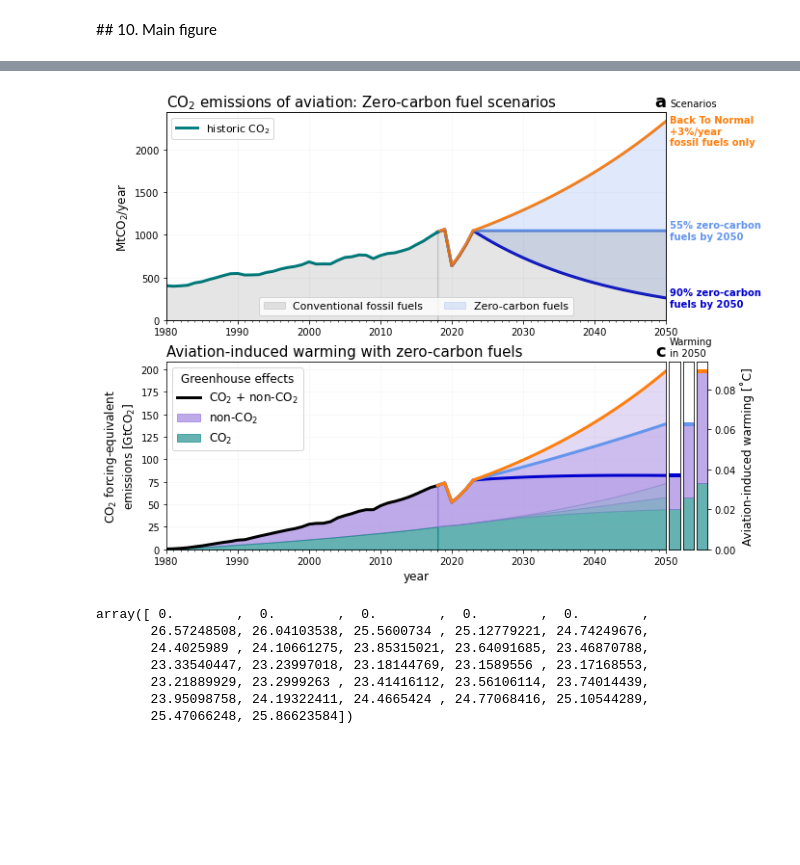
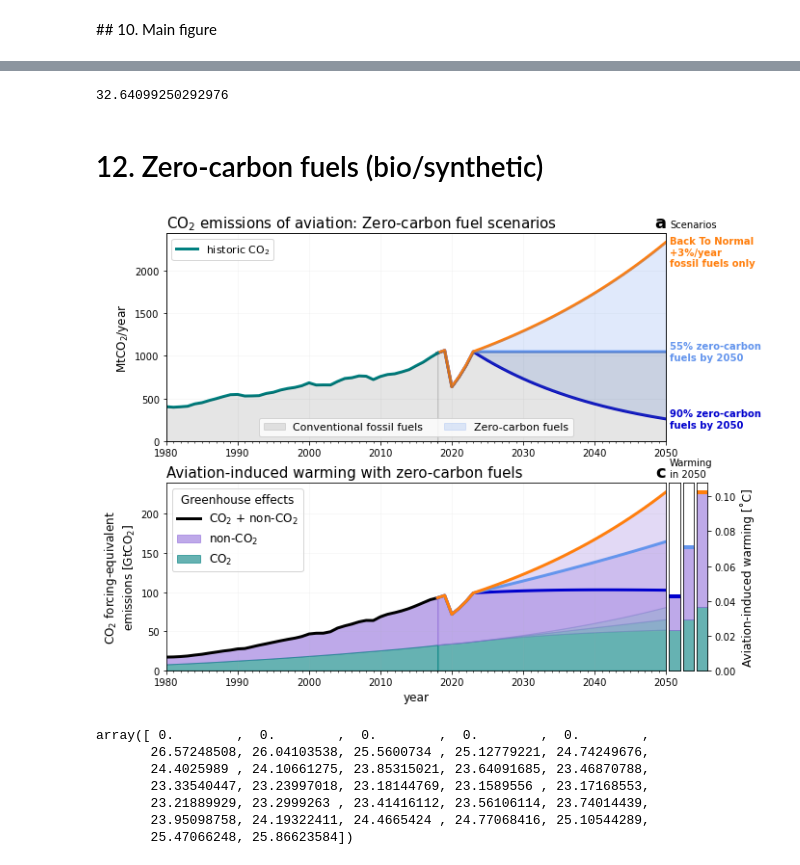
Before and after one commit to milankl/FlyingClimate, a Jupyter notebook: scripts/aviation_warming.ipynb, the cells around one changed output, grey strips where cells are left out. Cells and saved outputs as stored; diff of their text form; code cells hidden in the pictures; blank space fills up the shorter version.

```diff
--- a/scripts/aviation_warming.ipynb
+++ b/scripts/aviation_warming.ipynb
@@ -708,0 +739,6 @@ plt.tight_layout()
+# %%
+cumco2 = np.sum(co2_1940)/1000    # convert to GtCO2
+cumco2_scenario1 = np.sum(co2_1940[:-1])/1000+np.cumsum(co2_scenario1)/1000
+cumco2_scenario2 = np.sum(co2_1940[:-1])/1000+np.cumsum(co2_scenario2)/1000
+cumco2_scenario3 = np.sum(co2_1940[:-1])/1000+np.cumsum(co2_scenario3)/1000
+cumco2_scenario4 = np.sum(co2_1940[:-1])/1000+np.cumsum(co2_scenario4)/1000
@@ -709,3 +892,9 @@ plt.tight_layout()
+# %%
+cumco2
+# %% [output]
+32.64099250292976
+# %% [markdown]
+# 12. Zero-carbon fuels (bio/synthetic)
 # %%
 ## 12. Biofuel scenario
 biofuel_p1 = 0   # 0% annually from 2024
@@ -783,19 +972,21 @@ nonco2rf_scenario5 = nonco2rf_scenario5B + nonco2rf_scenario5C*np.sqrt(m5)
 nonco2rf_scenario6 = nonco2rf_scenario6B + nonco2rf_scenario6C*np.sqrt(m6)
 
 # forcing equivalent emissions for biofuels
-nonco2_cumemiss_scenario5 = (1-r)*(H/AGWP100)*(nonco2rf_scenario5 - nonCO2_rf[0]) +\
-                            (r/AGWP100)*nonco2rf_scenario5*(years_future-years[0])
+nonCO2_rf0 = 0 #nonCO2_rf[0]
+years0 = 1940
+nonco2_cumemiss_scenario5 = (1-r)*(H/AGWP100)*(nonco2rf_scenario5 - nonCO2_rf0) +\
+                            (r/AGWP100)*nonco2rf_scenario5*(years_future-years0)
 
-nonco2_cumemiss_scenario6 = (1-r)*(H/AGWP100)*(nonco2rf_scenario6 - nonCO2_rf[0]) +\
-                            (r/AGWP100)*nonco2rf_scenario6*(years_future-years[0])
+nonco2_cumemiss_scenario6 = (1-r)*(H/AGWP100)*(nonco2rf_scenario6 - nonCO2_rf0) +\
+                            (r/AGWP100)*nonco2rf_scenario6*(years_future-years0)
 
 # equivalent warming CO2+NON-CO2
 warming_scenario5 = TCRE*(nonco2_cumemiss_scenario5+np.sum(co2[:-1])/1000+np.cumsum(co2_scenario5)/1000)
 warming_scenario6 = TCRE*(nonco2_cumemiss_scenario6+np.sum(co2[:-1])/1000+np.cumsum(co2_scenario6)/1000)
 
 # CO2 only warming
-co2warm_scenario5 = TCRE*(np.sum(co2[:-1])/1000+np.cumsum(co2_scenario5)/1000)
-co2warm_scenario6 = TCRE*(np.sum(co2[:-1])/1000+np.cumsum(co2_scenario6)/1000)
+co2warm_scenario5 = TCRE*(np.sum(co2_1940[:-1])/1000+np.cumsum(co2_scenario5)/1000)
+co2warm_scenario6 = TCRE*(np.sum(co2_1940[:-1])/1000+np.cumsum(co2_scenario6)/1000)
 # %%
 fig = plt.figure(figsize=(8,6))
 
@@ -844,18 +1035,18 @@ h3 = lambda y: 1-np.cbrt(1-y)
 h4 = lambda y: 1-np.sqrt(np.sqrt(1-y))  # four-level superimposed alpha
 
 # cumulative
-ax3.fill_between(years,nonCO2_cumemissions+np.cumsum(co2)/1000,np.cumsum(co2)/1000,alpha=alfa,color="mediumpurple",label="non-CO$_2$")
-ax3.fill_between(years,np.cumsum(co2)/1000,alpha=alfa,color="teal",label=r"CO$_2$")
-ax3.plot(years,nonCO2_cumemissions+np.cumsum(co2)/1000,"k",lw=3,label=r"CO$_2$ + non-CO$_2$")
+ax3.fill_between(years,nonCO2_cumemissions+cumco2_1940,cumco2_1940,alpha=alfa,color="mediumpurple",label="non-CO$_2$")
+ax3.fill_between(years,cumco2_1940,alpha=alfa,color="teal",label=r"CO$_2$")
+ax3.plot(years,nonCO2_cumemissions+cumco2_1940,"k",lw=3,label=r"CO$_2$ + non-CO$_2$")
 
 # cumulative future
 # CO2
 # ax3.fill_between(years_future,np.ones_like(years_future)*np.sum(co2)/1000,alpha=h4(alfa),color="teal")
-ax3.fill_between(years_future,np.sum(co2[:-1])/1000+np.cumsum(co2_scenario6)/1000,
+ax3.fill_between(years_future,np.sum(co2_1940[:-1])/1000+np.cumsum(co2_scenario6)/1000,
                  alpha=h3(alfa),color="teal")
-ax3.fill_between(years_future,np.sum(co2[:-1])/1000+np.cumsum(co2_scenario5)/1000,
+ax3.fill_between(years_future,np.sum(co2_1940[:-1])/1000+np.cumsum(co2_scenario5)/1000,
                  alpha=h3(alfa),color="teal")
-ax3.fill_between(years_future,np.sum(co2[:-1])/1000+np.cumsum(co2_scenario3)/1000,
+ax3.fill_between(years_future,np.sum(co2_1940[:-1])/1000+np.cumsum(co2_scenario3)/1000,
                  alpha=h3(alfa),color="teal")
 
 # ax3.plot(years_future,np.sum(co2[:-1])/1000+np.cumsum(co2_scenario6)/1000,"mediumblue")
@@ -863,21 +1054,21 @@ ax3.fill_between(years_future,np.sum(co2[:-1])/1000+np.cumsum(co2_scenario3)/100
 # ax3.plot(years_future,np.sum(co2[:-1])/1000+np.cumsum(co2_scenario3)/1000,"C1")
 
 # NON-CO2
-ax3.plot(years_future,nonco2_cumemiss_scenario3+np.sum(co2[:-1])/1000+np.cumsum(co2_scenario3)/1000,
+ax3.plot(years_future,nonco2_cumemiss_scenario3+np.sum(co2_1940[:-1])/1000+np.cumsum(co2_scenario3)/1000,
          "C1",lw=3,zorder=10)
-ax3.plot(years_future,nonco2_cumemiss_scenario5+np.sum(co2[:-1])/1000+np.cumsum(co2_scenario5)/1000,
+ax3.plot(years_future,nonco2_cumemiss_scenario5+np.sum(co2_1940[:-1])/1000+np.cumsum(co2_scenario5)/1000,
          "cornflowerblue",lw=3,zorder=9)
-ax3.plot(years_future,nonco2_cumemiss_scenario6+np.sum(co2[:-1])/1000+np.cumsum(co2_scenario6)/1000,
+ax3.plot(years_future,nonco2_cumemiss_scenario6+np.sum(co2_1940[:-1])/1000+np.cumsum(co2_scenario6)/1000,
          "mediumblue",lw=3,zorder=8)
 
-ax3.fill_between(years_future,nonco2_cumemiss_scenario5+np.sum(co2[:-1])/1000+np.cumsum(co2_scenario5)/1000,
-                 np.sum(co2[:-1])/1000+np.cumsum(co2_scenario5)/1000,
+ax3.fill_between(years_future,nonco2_cumemiss_scenario5+np.sum(co2_1940[:-1])/1000+np.cumsum(co2_scenario5)/1000,
+                 np.sum(co2_1940[:-1])/1000+np.cumsum(co2_scenario5)/1000,
                  alpha=h3(alfa),color="mediumpurple")
-ax3.fill_between(years_future,nonco2_cumemiss_scenario6+np.sum(co2[:-1])/1000+np.cumsum(co2_scenario6)/1000,
-                 np.sum(co2[:-1])/1000+np.cumsum(co2_scenario6)/1000,
+ax3.fill_between(years_future,nonco2_cumemiss_scenario6+np.sum(co2_1940[:-1])/1000+np.cumsum(co2_scenario6)/1000,
+                 np.sum(co2_1940[:-1])/1000+np.cumsum(co2_scenario6)/1000,
                  alpha=h3(alfa),color="mediumpurple")
-ax3.fill_between(years_future,nonco2_cumemiss_scenario3+np.sum(co2[:-1])/1000+np.cumsum(co2_scenario3)/1000,
-                 np.sum(co2[:-1])/1000+np.cumsum(co2_scenario3)/1000,
+ax3.fill_between(years_future,nonco2_cumemiss_scenario3+np.sum(co2_1940[:-1])/1000+np.cumsum(co2_scenario3)/1000,
+                 np.sum(co2_1940[:-1])/1000+np.cumsum(co2_scenario3)/1000,
                  alpha=h3(alfa),color="mediumpurple")
 
 # SCENARIO COMPARISON 2050
@@ -895,35 +1086,35 @@ ax_s3.fill_between([0,1],np.ones(2)*warming_scenario3[-1],np.ones(2)*co2warm_sce
 
 ax3.set_title(r"Aviation-induced warming with zero-carbon fuels",loc="left",fontsize=15)
 ax3.set_ylabel(r"CO$_2$ forcing-equivalent"+"\n"+"emissions [GtCO$_2$]",fontsize=12)
 ax_s3.set_ylabel("Aviation-induced warming [˚C]",fontsize=12)
 ax3.set_xlabel("year",fontsize=12)
 ax1.legend(loc=2,fontsize=11)
 ax2.legend(loc=8,fontsize=11,ncol=2)
 ax3.legend(loc=2,title="Greenhouse effects",fontsize=12,title_fontsize='large')
 
 ax3.set_ylim(0,ax3.get_ylim()[1])
 for ax in [ax_s1,ax_s2,ax_s3]:
     ax.set_ylim(0,TCRE*ax3.get_ylim()[1])
     ax.set_xlim(0,1)
 
 for ax in [ax_s1,ax_s2]:
     ax.set_yticks([])
     ax.set_xticks([])
 
 ax_s3.set_xticks([])
 
 ax1.grid(alpha=0.1)
 ax3.grid(alpha=0.1)
 
 ax1.text(2050.5,ax1.get_ylim()[1]*1.03,"Scenarios")
 ax3.text(2050.5,ax3.get_ylim()[1]*1.035,"Warming\nin 2050")
 ax1.text(2050.5,co2_scenario3[-1]*0.95,"Back To Normal\n+3%/year\nfossil fuels only",color="C1",fontweight="bold",va="center")
 ax1.text(2050.5,co2_scenario5[-1],str(int(np.round((1-m5[-1])*20)*5))+"% zero-carbon\nfuels by 2050",color="cornflowerblue",fontweight="bold",va="center")
 ax1.text(2050.5,co2_scenario6[-1],str(int(np.round((1-m6[-1])*20)*5))+"% zero-carbon\nfuels by 2050",color="mediumblue",fontweight="bold",va="center");
 
-plt.savefig("../plots/biofuels_warming.pdf")
+# plt.savefig("../plots/biofuels_warming.pdf")
 # %% [output]
-[figure, old version]
+[figure, new version]
 # %%
 np.diff(co2_scenario3-co2_scenario6)/3.16
 # %% [output]
```
Also changed, not shown: parts of 19 cells of this notebook, 8 other files.
